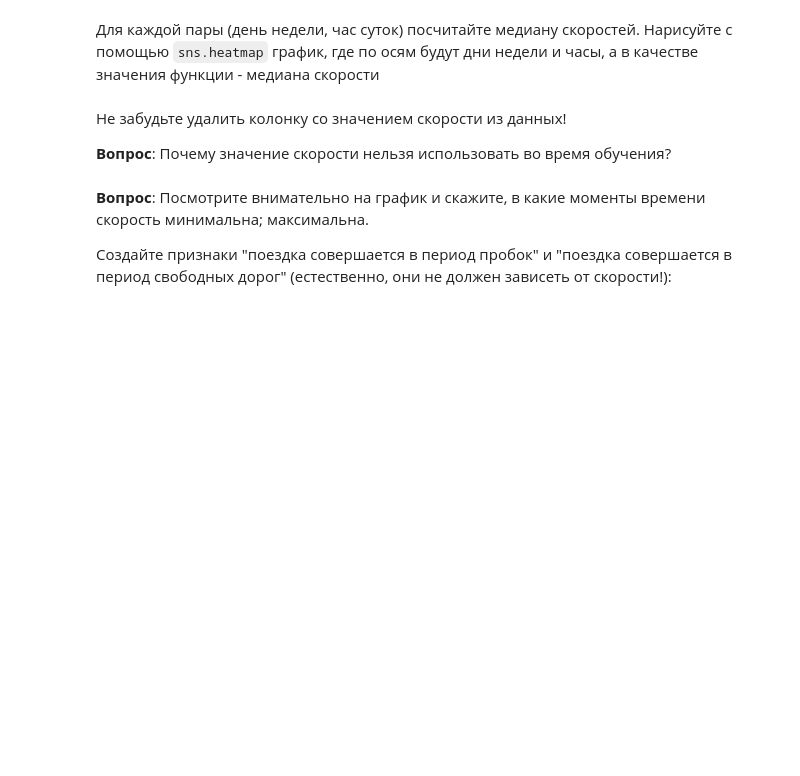
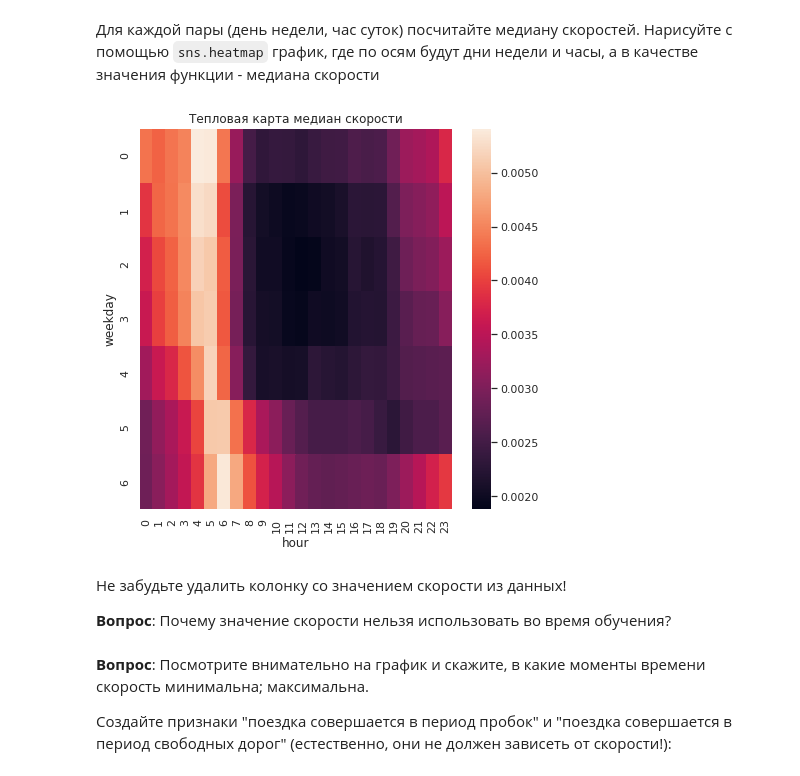
Before and after one commit to HeySlava/hse_course, a Jupyter notebook: homework2/homework2_slava.ipynb, the cells around one changed output. Cells and saved outputs as stored; diff of their text form; code cells hidden in the pictures; blank space fills up the shorter version.

```diff
--- a/homework2/homework2_slava.ipynb
+++ b/homework2/homework2_slava.ipynb
@@ -364,11 +332,13 @@ ax.set_ylabel('Количество')
 # %% [markdown]
 Для каждой пары (день недели, час суток) посчитайте медиану скоростей. Нарисуйте с помощью `sns.heatmap` график, где по осям будут дни недели и часы, а в качестве значения функции - медиана скорости
 # %%
-data_for_hm = X_train.groupby(['weekday', 'hour'])['speed'].median().unstack()
+data_for_hm = train.groupby(['weekday', 'hour'])['speed'].median().unstack()
 
 f, ax = plt.subplots(figsize=(7, 7))
 ax = sns.heatmap(data_for_hm)
 ax.set_title('Тепловая карта медиан скорости');
+# %% [output]
+[figure, added]
 # %% [markdown]
 Не забудьте удалить колонку со значением скорости из данных!
 
```
Also changed, not shown: parts of 46 cells of this notebook.
